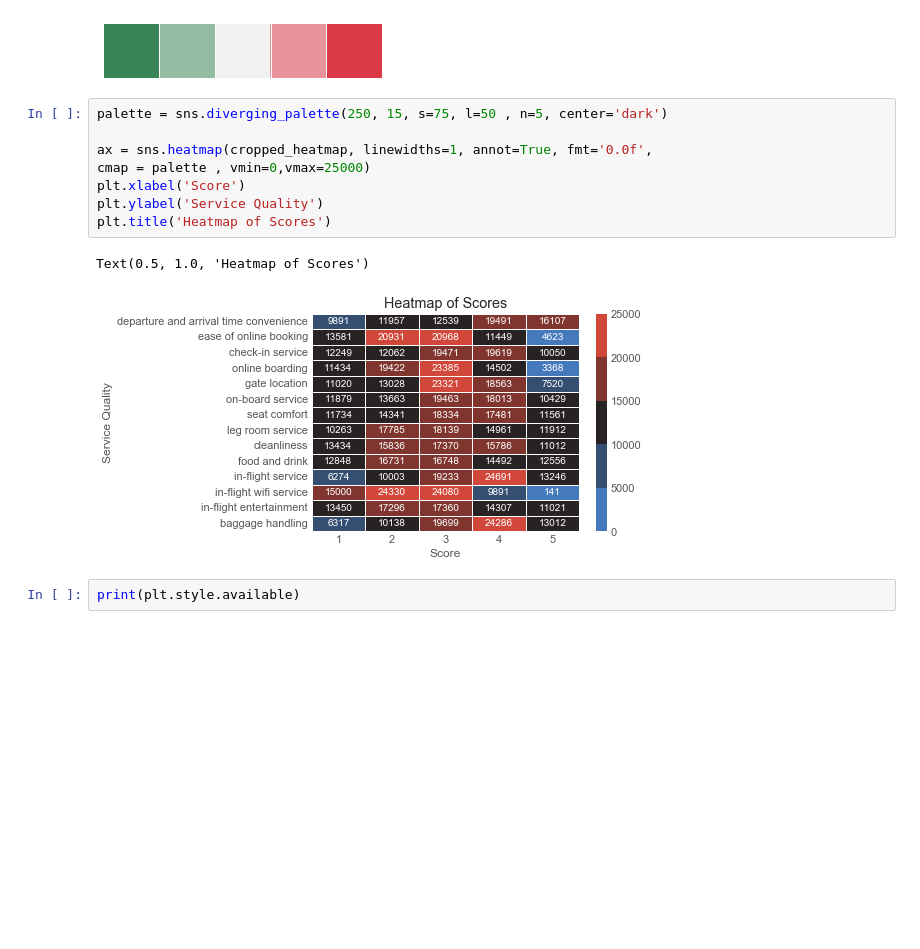
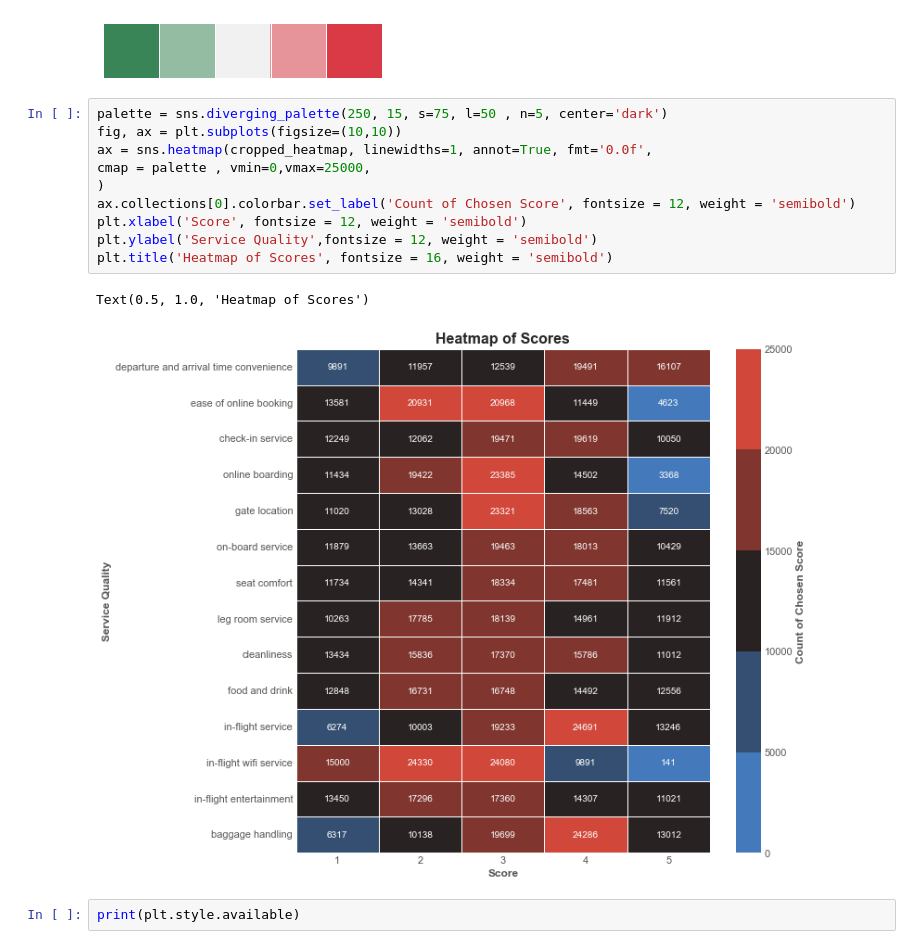
Before and after one commit to Coded123/Maven-Analytics-Airlines-Challenge, a Jupyter notebook: Maven_airline_data_analysis.ipynb, the cells around one changed output. Drawn from its saved outputs; the diff is of its cells as text; blank space fills up the shorter version.

Commit message:
Heatmap annotations

```diff
--- a/Maven_airline_data_analysis.ipynb
+++ b/Maven_airline_data_analysis.ipynb
@@ -299,15 +299,17 @@ sns.palplot(sns.diverging_palette(140, 10, n=5))
 [figure]
 # %%
 palette = sns.diverging_palette(250, 15, s=75, l=50 , n=5, center='dark')
-
+fig, ax = plt.subplots(figsize=(10,10))
 ax = sns.heatmap(cropped_heatmap, linewidths=1, annot=True, fmt='0.0f',
-cmap = palette , vmin=0,vmax=25000)
-plt.xlabel('Score')
-plt.ylabel('Service Quality')
-plt.title('Heatmap of Scores')
+cmap = palette , vmin=0,vmax=25000,
+)
+ax.collections[0].colorbar.set_label('Count of Chosen Score', fontsize = 12, weight = 'semibold')
+plt.xlabel('Score', fontsize = 12, weight = 'semibold')
+plt.ylabel('Service Quality',fontsize = 12, weight = 'semibold')
+plt.title('Heatmap of Scores', fontsize = 16, weight = 'semibold')
 # %% [output]
 Text(0.5, 1.0, 'Heatmap of Scores')
-[figure, old version]
+[figure, new version]
 # %%
 print(plt.style.available)
 # %% [output]
```
Also changed, not shown: 1 other file.
